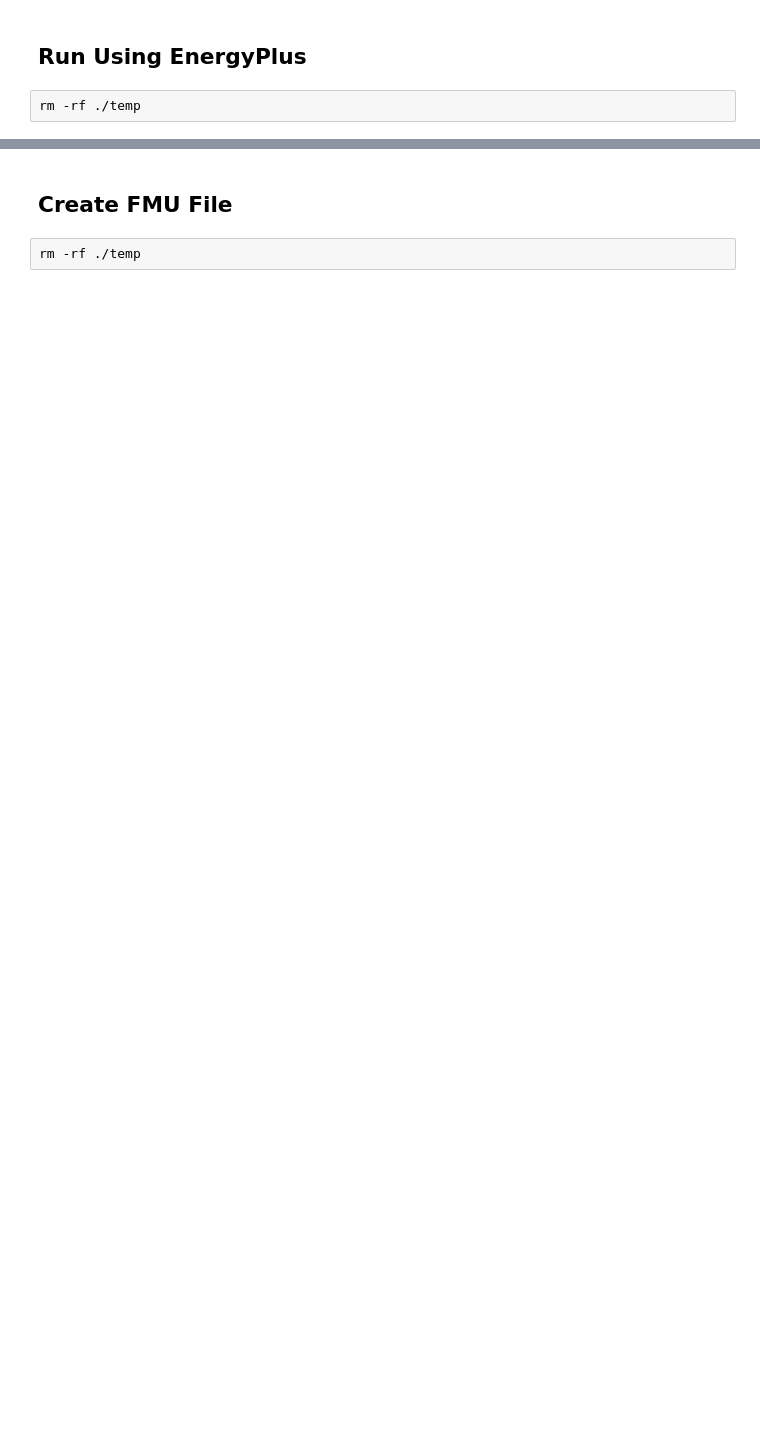
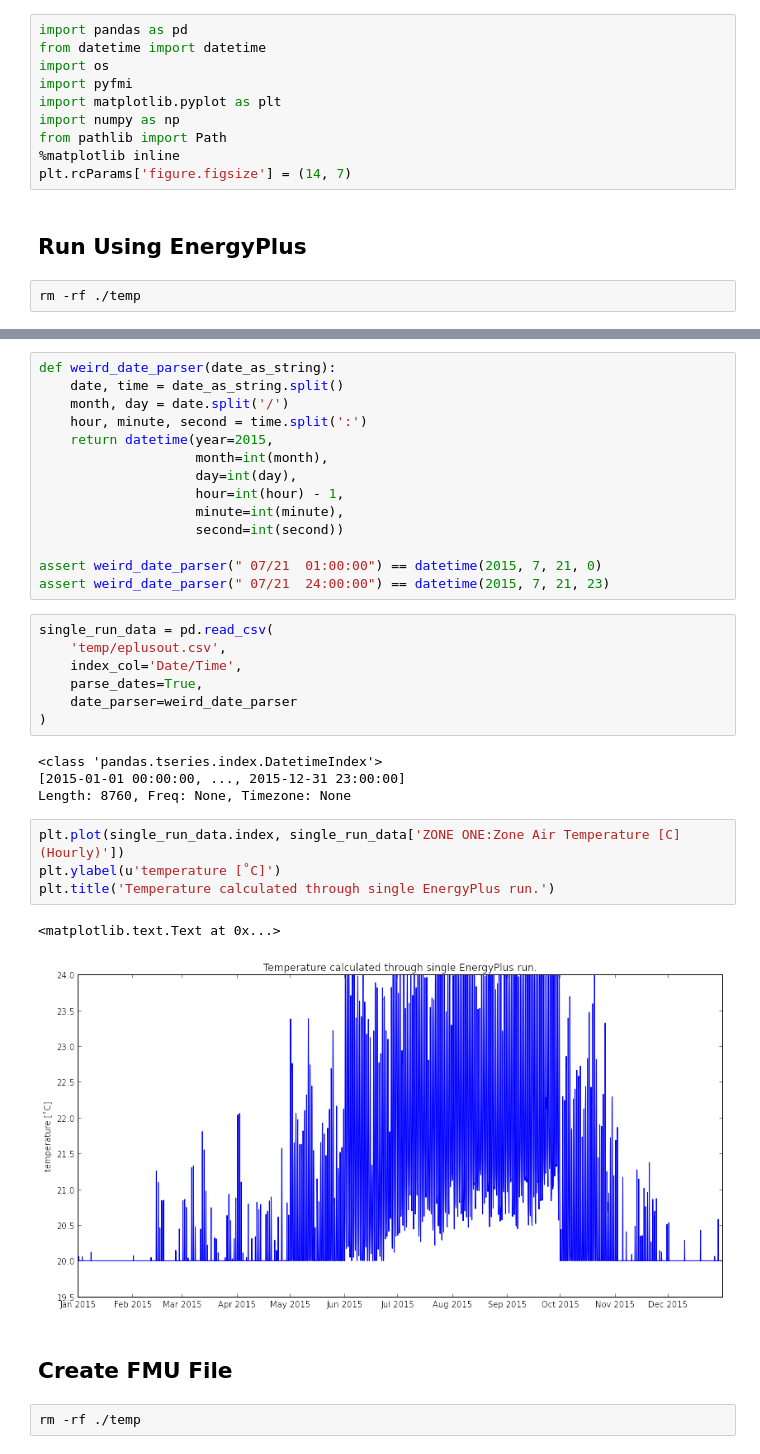
Before and after one commit to timtroendle/notebooks, a Jupyter notebook: demo-energyplus-co-simulation.ipynb, the cells around one changed output, grey strips where cells are left out. Cells and saved outputs as stored; diff of their text form; blank space fills up the shorter version.

Commit message:
Fix demo of energy plus co simulation

```diff
--- a/demo-energyplus-co-simulation.ipynb
+++ b/demo-energyplus-co-simulation.ipynb
@@ -11,5 +13,15 @@ env: COMMON_IDD_FILE=/Applications/EnergyPlus-8-5-0/Energy+.idd
 env: DEMO_FILE=Exercise1A.idf
 env: EPLUS2FMU_SCRIPT_FOLDER=/Users/Trondle/Downloads/EnergyPlusToFMU-v2/Scripts
+# %%
+import pandas as pd
+from datetime import datetime
+import os
+import pyfmi
+import matplotlib.pyplot as plt
+import numpy as np
+from pathlib import Path
+%matplotlib inline
+plt.rcParams['figure.figsize'] = (14, 7)
 # %% [markdown]
 ## Run Using EnergyPlus
 # %%
@@ -41,3 +70,35 @@ EnergyPlus Run Time=00hr 00min  0.28sec
+# %%
+def weird_date_parser(date_as_string):
+    date, time = date_as_string.split()
+    month, day = date.split('/')
+    hour, minute, second = time.split(':')
+    return datetime(year=2015,
+                    month=int(month),
+                    day=int(day),
+                    hour=int(hour) - 1,
+                    minute=int(minute),
+                    second=int(second))
+
+assert weird_date_parser(" 07/21  01:00:00") == datetime(2015, 7, 21, 0)
+assert weird_date_parser(" 07/21  24:00:00") == datetime(2015, 7, 21, 23)
+# %%
+single_run_data = pd.read_csv(
+    'temp/eplusout.csv',
+    index_col='Date/Time',
+    parse_dates=True,
+    date_parser=weird_date_parser
+)
+# %% [output]
+<class 'pandas.tseries.index.DatetimeIndex'>
+[2015-01-01 00:00:00, ..., 2015-12-31 23:00:00]
+Length: 8760, Freq: None, Timezone: None
+# %%
+plt.plot(single_run_data.index, single_run_data['ZONE ONE:Zone Air Temperature [C](Hourly)'])
+plt.ylabel(u'temperature [˚C]')
+plt.title('Temperature calculated through single EnergyPlus run.')
+# %% [output]
+<matplotlib.text.Text at 0x...>
+[figure, added]
 # %% [markdown]
 ## Create FMU File
 # %%
```
Also changed, not shown: parts of 19 cells of this notebook, 1 other file.
